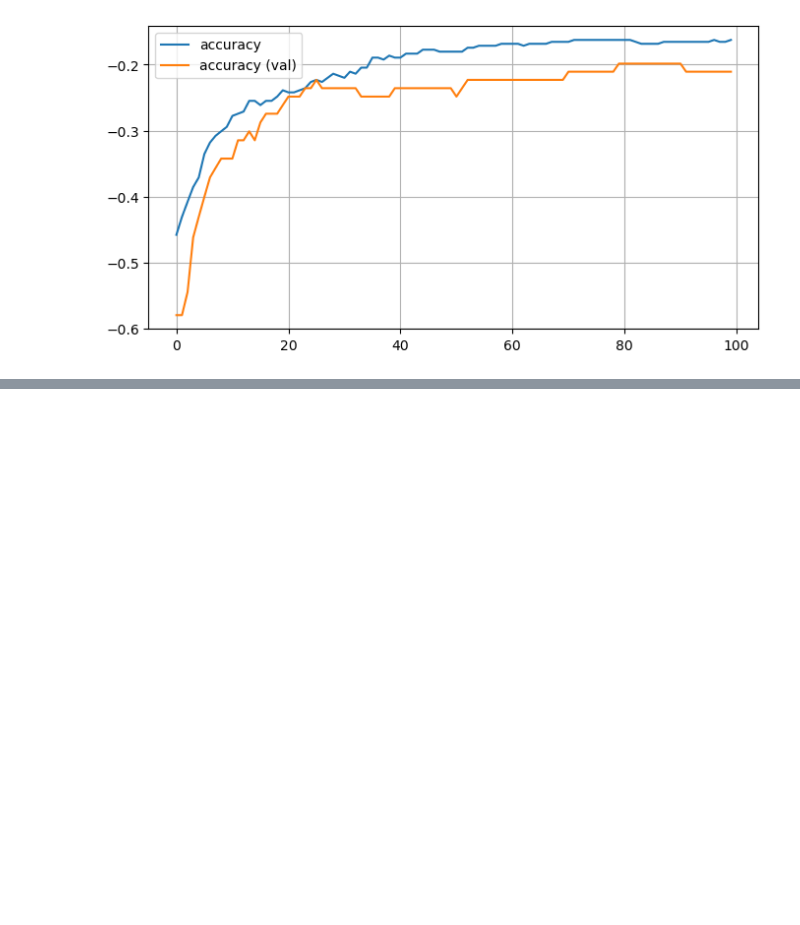
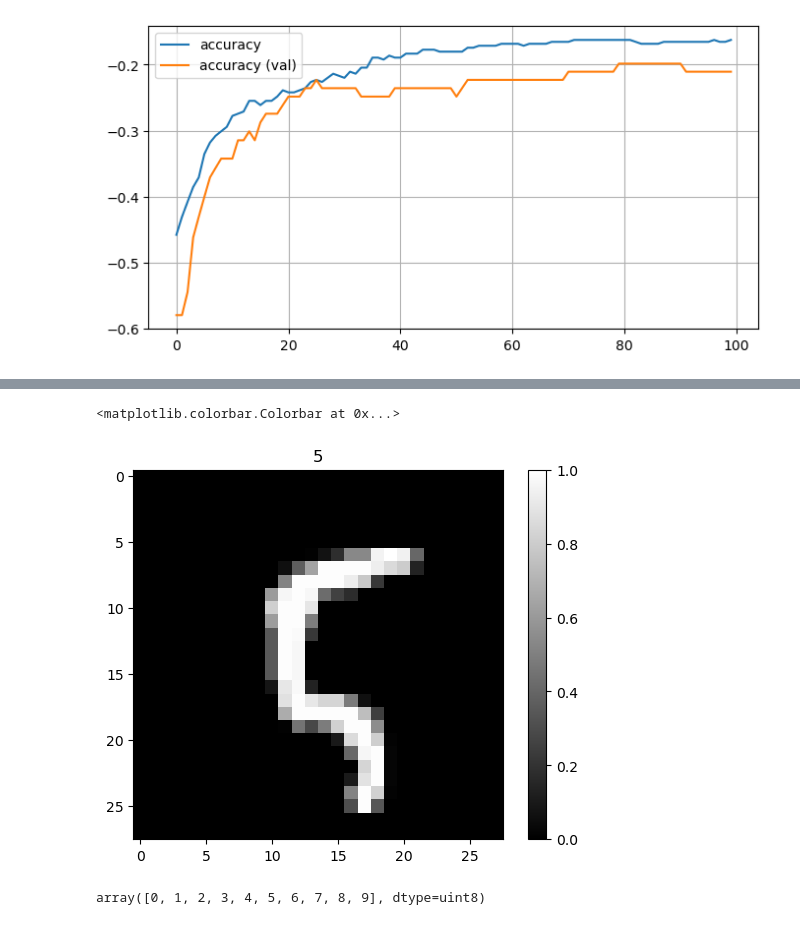
Before and after one commit to DeVerMyst/DEVIA2023, a Jupyter notebook: K_KERAS/livecoding.ipynb, the cells around one changed output, grey strips where cells are left out. Saved outputs shown, nothing was run; the diff lists cells and outputs as text; code cells hidden in the pictures; blank space fills up the shorter version.

```diff
--- a/K_KERAS/livecoding.ipynb
+++ b/K_KERAS/livecoding.ipynb
@@ -187,0 +215,14 @@ plt.legend()
+# %%
+x_train = x_train / 255.0
+x_test = x_test / 255.0
+
+plt.imshow(x_train[n,:,:],cmap="gray")
+plt.title(y_train[n])
+plt.colorbar()
+# %% [output]
+<matplotlib.colorbar.Colorbar at 0x...>
+[figure, added]
+# %%
+np.unique(y_train)
+# %% [output]
+array([0, 1, 2, 3, 4, 5, 6, 7, 8, 9], dtype=uint8)
```
Also changed, not shown: parts of 14 cells of this notebook.
